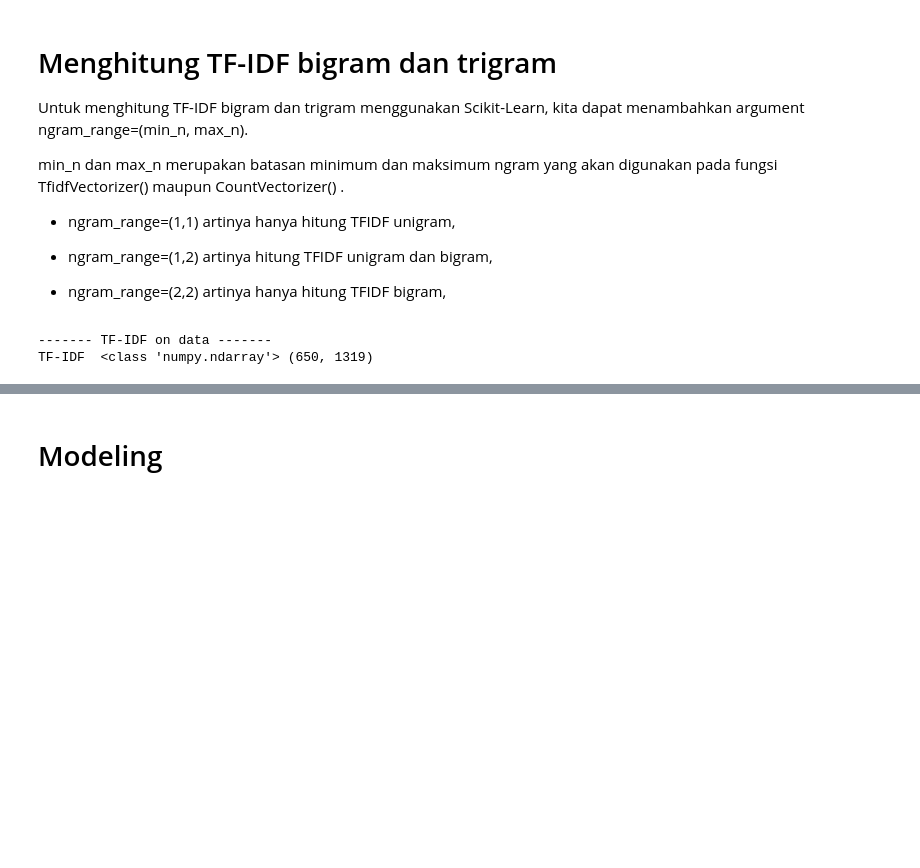
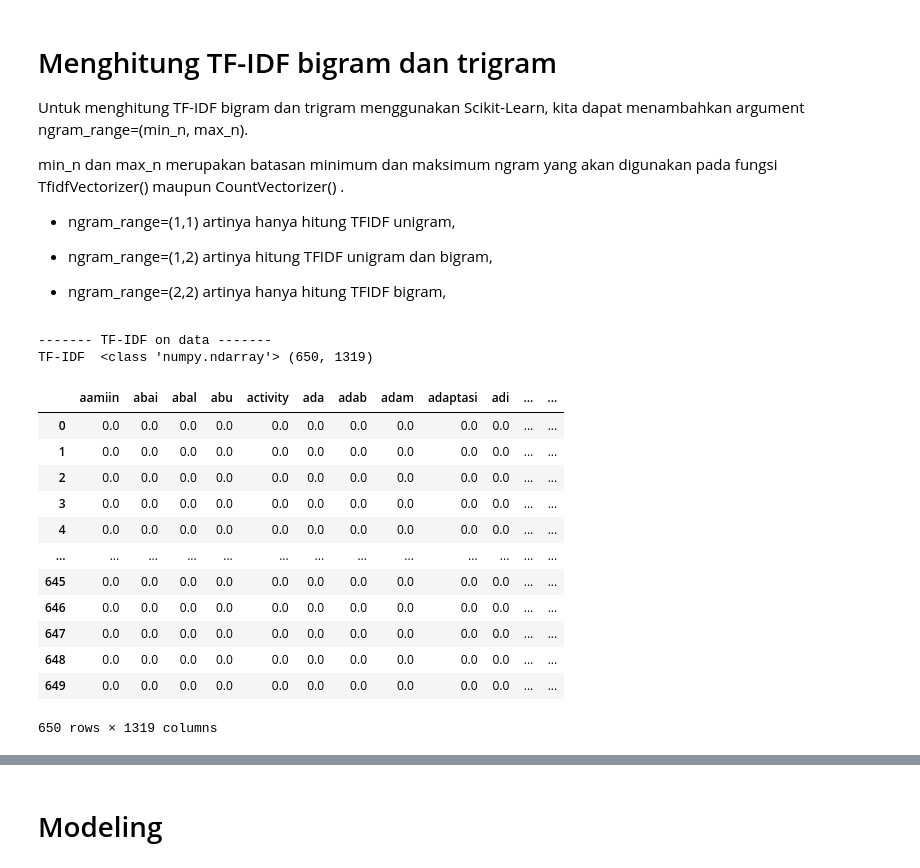
Before and after one commit to MIP01/Text-ML, a Jupyter notebook: feature & modeling.ipynb, the cells around one changed output, grey strips where cells are left out. Cells and saved outputs as stored; diff of their text form; code cells hidden in the pictures; blank space fills up the shorter version.

```diff
--- a/feature & modeling.ipynb
+++ b/feature & modeling.ipynb
@@ -59,6 +68,26 @@ print("TF-IDF ", type(tfidf_mat), tfidf_mat.shape)
 # %% [output]
 ------- TF-IDF on data -------
 TF-IDF  <class 'numpy.ndarray'> (650, 1319)
+# %%
+# Visualisasi tabel
+a = tf_idf.get_feature_names()
+tf_tb = norm_TF_vec.multiply(IDF_vec).toarray()
+dfbtf =pd.DataFrame(data=tfidf_mat,columns=[a])
+dfbtf
+# %% [output]
+|  | aamiin | abai | abal | abu | activity | ada | adab | adam | adaptasi | adi | ... | ... |
+| 0 | 0.0 | 0.0 | 0.0 | 0.0 | 0.0 | 0.0 | 0.0 | 0.0 | 0.0 | 0.0 | ... | ... |
+| 1 | 0.0 | 0.0 | 0.0 | 0.0 | 0.0 | 0.0 | 0.0 | 0.0 | 0.0 | 0.0 | ... | ... |
+| 2 | 0.0 | 0.0 | 0.0 | 0.0 | 0.0 | 0.0 | 0.0 | 0.0 | 0.0 | 0.0 | ... | ... |
+| 3 | 0.0 | 0.0 | 0.0 | 0.0 | 0.0 | 0.0 | 0.0 | 0.0 | 0.0 | 0.0 | ... | ... |
+| 4 | 0.0 | 0.0 | 0.0 | 0.0 | 0.0 | 0.0 | 0.0 | 0.0 | 0.0 | 0.0 | ... | ... |
+| ... | ... | ... | ... | ... | ... | ... | ... | ... | ... | ... | ... | ... |
+| 645 | 0.0 | 0.0 | 0.0 | 0.0 | 0.0 | 0.0 | 0.0 | 0.0 | 0.0 | 0.0 | ... | ... |
+| 646 | 0.0 | 0.0 | 0.0 | 0.0 | 0.0 | 0.0 | 0.0 | 0.0 | 0.0 | 0.0 | ... | ... |
+| 647 | 0.0 | 0.0 | 0.0 | 0.0 | 0.0 | 0.0 | 0.0 | 0.0 | 0.0 | 0.0 | ... | ... |
+| 648 | 0.0 | 0.0 | 0.0 | 0.0 | 0.0 | 0.0 | 0.0 | 0.0 | 0.0 | 0.0 | ... | ... |
+| 649 | 0.0 | 0.0 | 0.0 | 0.0 | 0.0 | 0.0 | 0.0 | 0.0 | 0.0 | 0.0 | ... | ... |
+650 rows × 1319 columns
 # %%
 #menampilkan hasil term dengan TF-IDF terbesar
 terms = tf_idf.get_feature_names()
```
Also changed, not shown: parts of 12 cells of this notebook.
